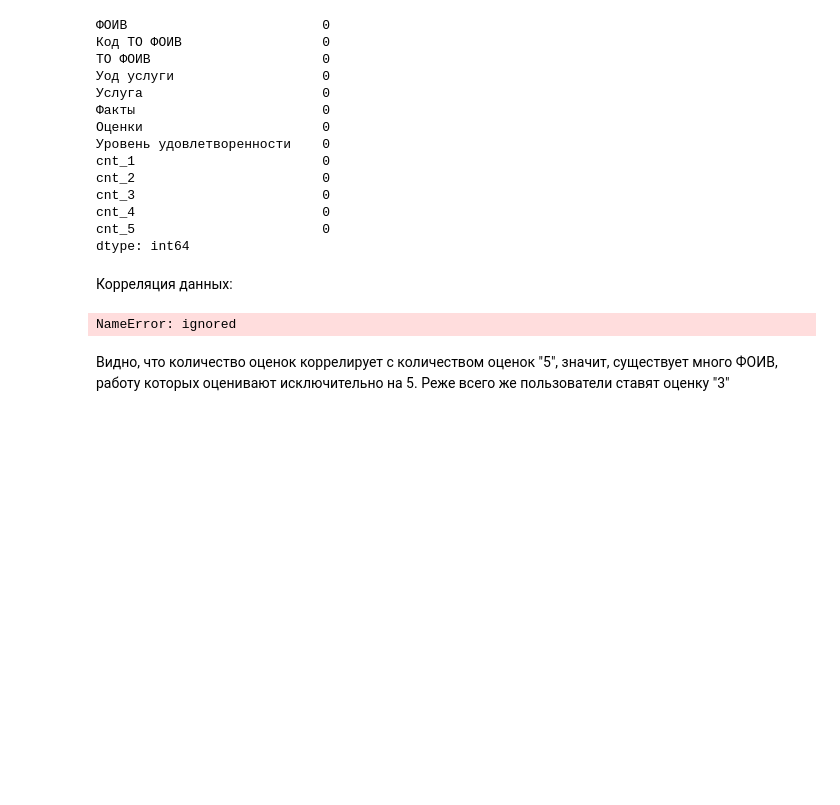
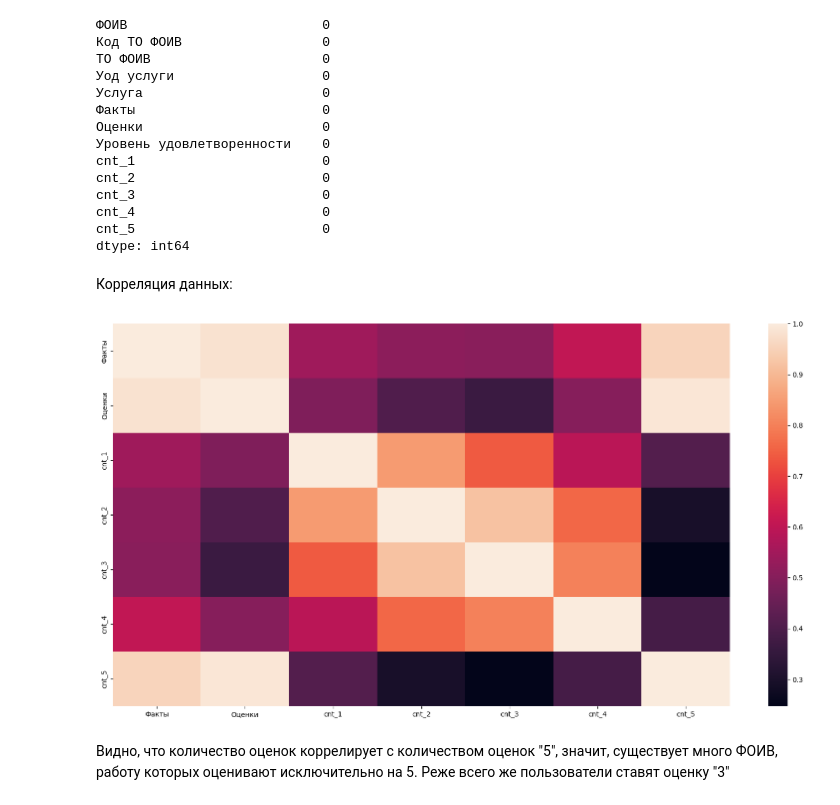
Before and after one commit to lllumineux/data_analysis_3k1s, a Jupyter notebook: main.ipynb, the cells around one changed output. Drawn from its saved outputs; the diff is of its cells as text; code cells hidden in the pictures; blank space fills up the shorter version.

```diff
--- a/main.ipynb
+++ b/main.ipynb
@@ -24,4 +25,4 @@ uploaded = files.upload()
 # %% [markdown]
 Загрузим данные из .xlxs файла и ознакомимся с данными:
 # %%
-data = pd.read_excel('Dataset.xlxs')
+data = pd.read_excel('Dataset.xlsx')
@@ -119,11 +118,11 @@ dtype: int64
 # %% [markdown]
 Корреляция данных:
 # %%
-plt.figure(figsize=(20,10))
+plt.figure(figsize=(10,10))
 sns.heatmap(data.corr())
 plt.show()
 # %% [output]
-NameError: ignored
+[figure, added]
 # %% [markdown]
 Видно, что количество оценок коррелирует с количеством оценок "5", значит, существует много ФОИВ, работу которых оценивают исключительно на 5.
 Реже всего же пользователи ставят оценку "3"
```
Also changed, not shown: parts of 2 cells of this notebook.
